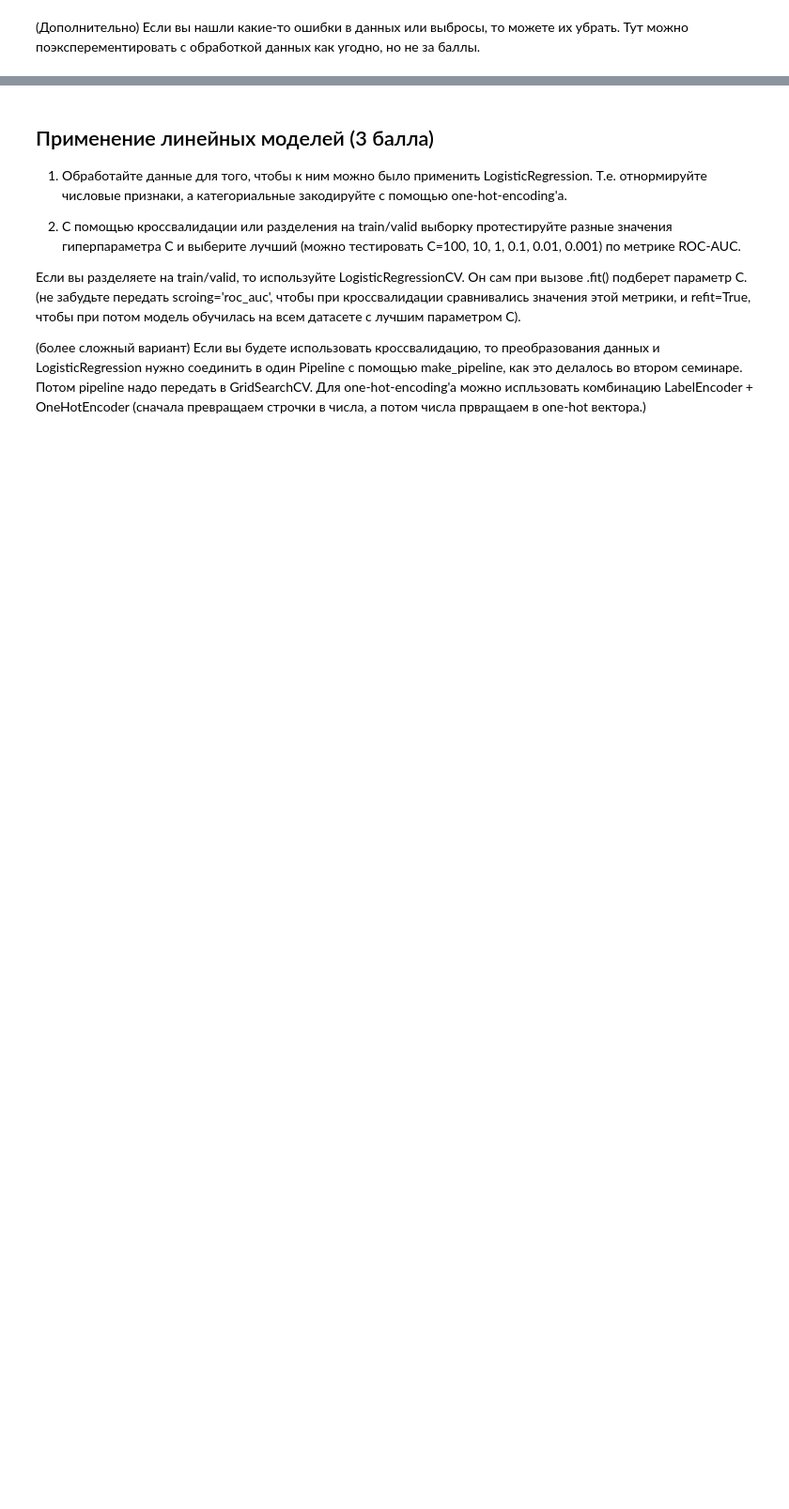
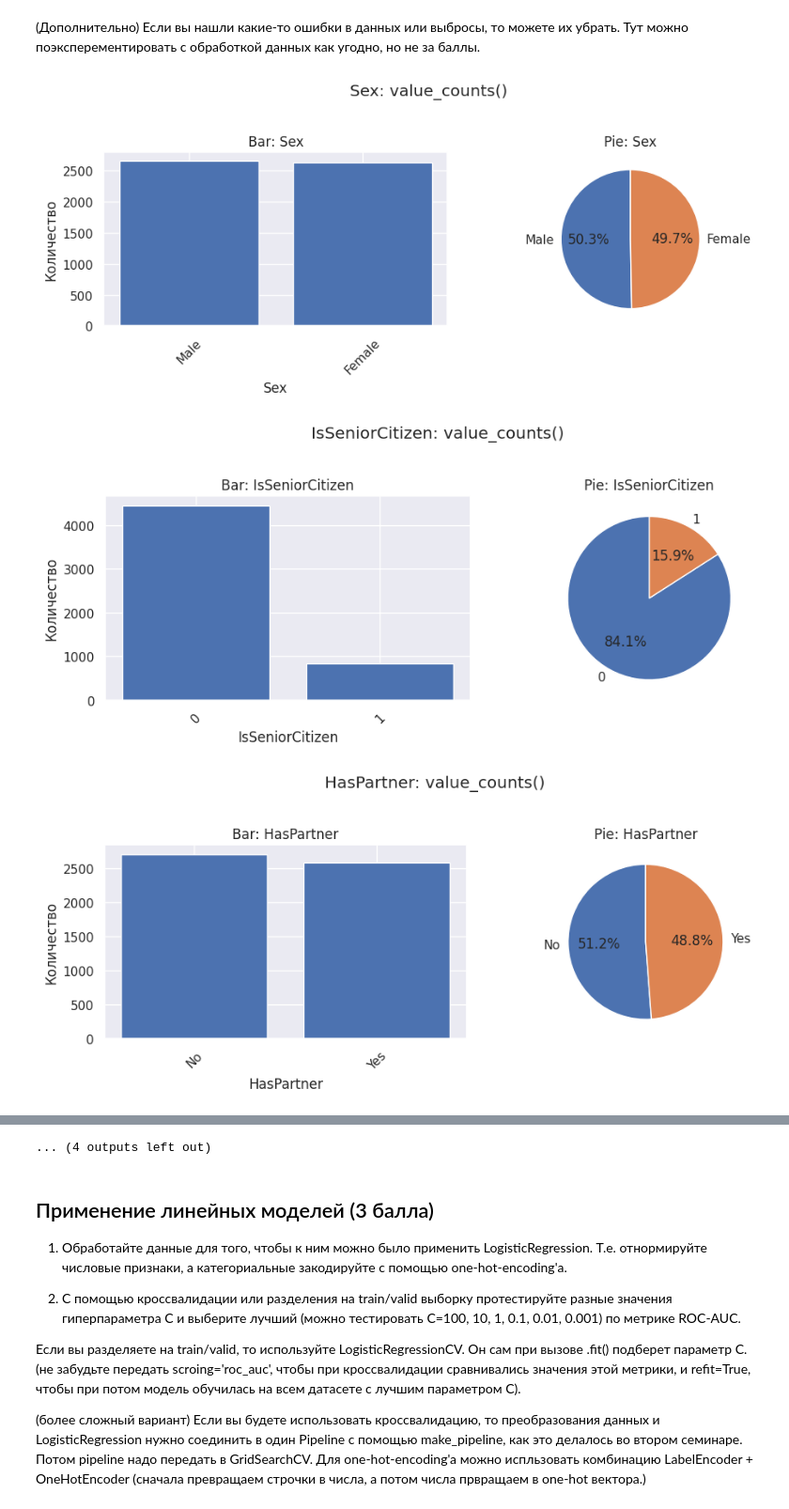
Before and after one commit to Tatyana495/backend_test_homework, a Jupyter notebook: week_03_composition_model_selection/Homework/hw_3_kaggle.ipynb, the cells around one changed output, grey strips where cells are left out. Shown at 94% size. Saved outputs shown, nothing was run; the diff lists cells and outputs as text; code cells hidden in the pictures; blank space fills up the shorter version.

```diff
--- a/week_03_composition_model_selection/Homework/hw_3_kaggle.ipynb
+++ b/week_03_composition_model_selection/Homework/hw_3_kaggle.ipynb
@@ -240,0 +308,31 @@ Text(0.5, 1.0, 'Boxplot: ClientPeriod')
+# %%
+cat_cols = [
+    'Sex', 'IsSeniorCitizen', 'HasPartner', 'HasChild', 'HasPhoneService',
+    'HasMultiplePhoneNumbers', 'HasInternetService', 'HasOnlineSecurityService',
+    'HasOnlineBackup', 'HasDeviceProtection', 'HasTechSupportAccess',
+    'HasOnlineTV', 'HasMovieSubscription', 'HasContractPhone',
+    'IsBillingPaperless', 'PaymentMethod'
+]
+
+for col in cat_cols:
+    vc = data[col].value_counts(dropna=False)
+
+    fig, axes = plt.subplots(1, 2, figsize=(10, 4))
+    # bar
+    axes[0].bar(vc.index.astype(str), vc.values)
+    axes[0].set_title(f'Bar: {col}')
+    axes[0].set_xlabel(col)
+    axes[0].set_ylabel('Количество')
+    axes[0].tick_params(axis='x', rotation=45)
+
+    # pie
+    axes[1].pie(vc.values, labels=vc.index.astype(str), autopct='%1.1f%%', startangle=90)
+    axes[1].set_title(f'Pie: {col}')
+
+    fig.suptitle(f'{col}: value_counts()', y=1.02)
+    fig.tight_layout()
+    plt.show()
+# %% [output]
+[figure, added]
+[figure, added]
+[figure, added]
@@ -241,3 +348,4 @@ Text(0.5, 1.0, 'Boxplot: ClientPeriod')
+... (4 outputs left out)
 # %% [markdown]
 ## Применение линейных моделей (3 балла)
 
```
Also changed, not shown: parts of 25 cells of this notebook.
